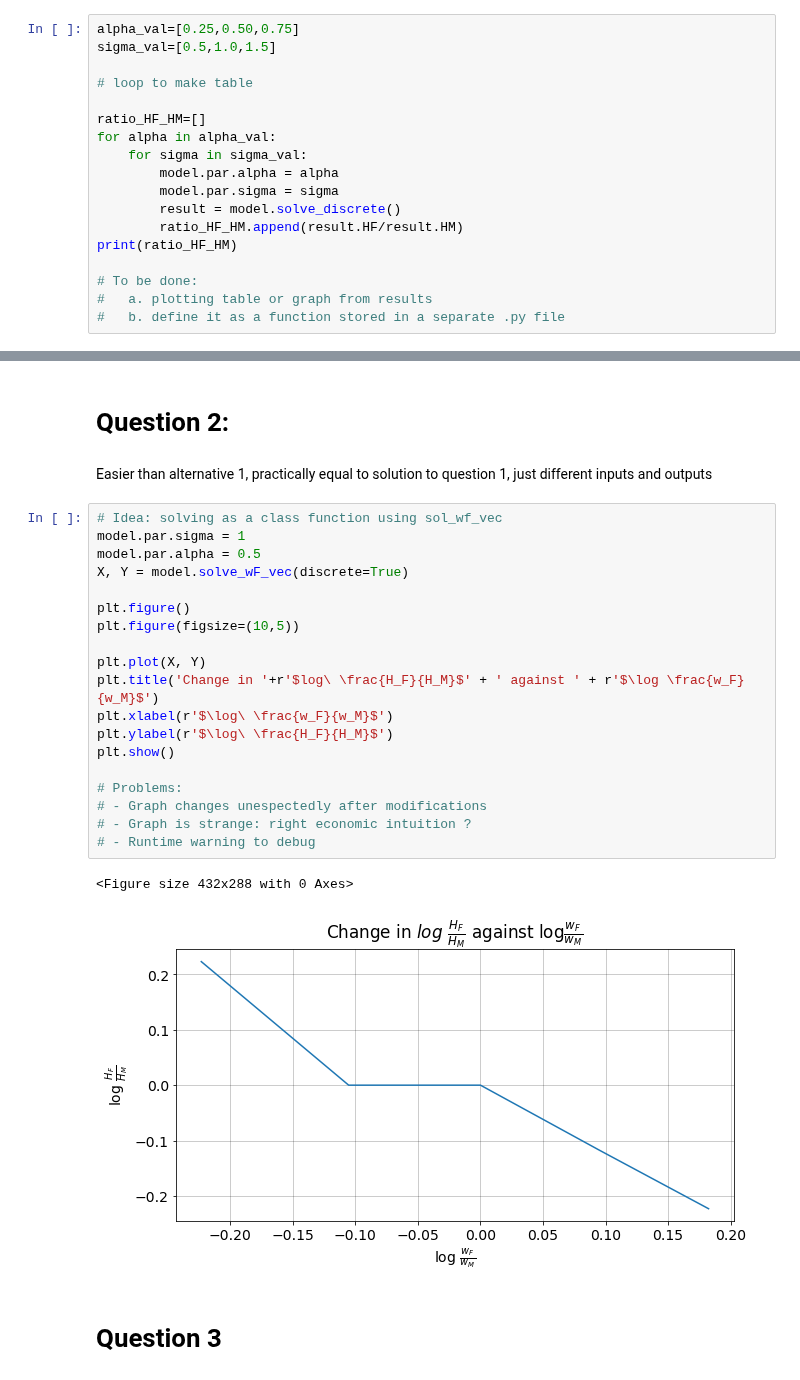
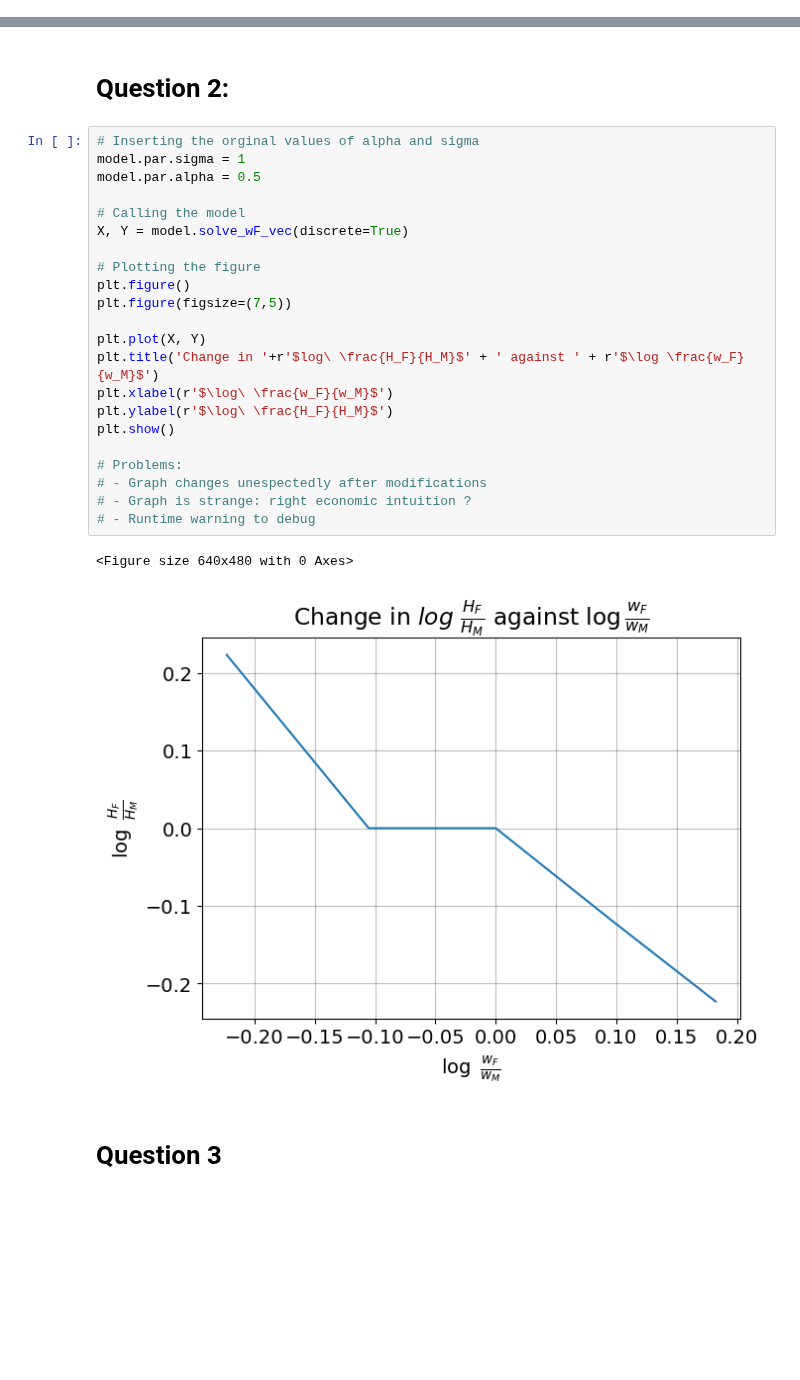
Before and after one commit to NumEconCopenhagen/projects-2023-EFS, a Jupyter notebook: inauguralproject/aIP.ipynb, the cells around one changed output, grey strips where cells are left out. Cells and saved outputs as stored; diff of their text form; blank space fills up the shorter version.

```diff
--- a/inauguralproject/aIP.ipynb
+++ b/inauguralproject/aIP.ipynb
@@ -53,21 +51,3 @@ a|s    0.50  1.00  1.50
 # %% [markdown]
 We used a loop to running on the values $\sigma$ and $\alpha$ contained into two different vectors to return a new array containing the values of $H_F/H_M$ corresponding to each combination of $\sigma$ and $\alpha$ values.
 The code is defined outside the class; no changes have been made at the class module beside expanding it to take different values of sigma.
-# %%
-alpha_val=[0.25,0.50,0.75]
-sigma_val=[0.5,1.0,1.5]
-
-# loop to make table
-
-ratio_HF_HM=[]
-for alpha in alpha_val:
-    for sigma in sigma_val:
-        model.par.alpha = alpha
-        model.par.sigma = sigma
-        result = model.solve_discrete()
-        ratio_HF_HM.append(result.HF/result.HM)
-print(ratio_HF_HM)
-
-# To be done:
-#   a. plotting table or graph from results
-#   b. define it as a function stored in a separate .py file
@@ -85,30 +63,31 @@ I think alternative 2 could be better because:
 We must make the appropriate changes to plot the result as table and to make it a function, stored in a separate file.
 # %% [markdown]
 # Question 2:
-# %% [markdown]
-Easier than alternative 1, practically equal to solution to question 1, just different inputs and outputs
 # %%
-# Idea: solving as a class function using sol_wf_vec
+# Inserting the orginal values of alpha and sigma
 model.par.sigma = 1
 model.par.alpha = 0.5
+
+# Calling the model
 X, Y = model.solve_wF_vec(discrete=True)
 
+# Plotting the figure
 plt.figure()
-plt.figure(figsize=(10,5))
+plt.figure(figsize=(7,5))
 
 plt.plot(X, Y)
 plt.title('Change in '+r'$log\ \frac{H_F}{H_M}$' + ' against ' + r'$\log \frac{w_F}{w_M}$')
 plt.xlabel(r'$\log\ \frac{w_F}{w_M}$')
 plt.ylabel(r'$\log\ \frac{H_F}{H_M}$')
 plt.show()
 
 # Problems:
 # - Graph changes unespectedly after modifications
 # - Graph is strange: right economic intuition ?
 # - Runtime warning to debug
 # %% [output]
-<Figure size 432x288 with 0 Axes>
+<Figure size 640x480 with 0 Axes>
-[figure, old version]
+[figure, new version]
 # %% [markdown]
 # Question 3
 # %%
```
Also changed, not shown: parts of 12 cells of this notebook.
